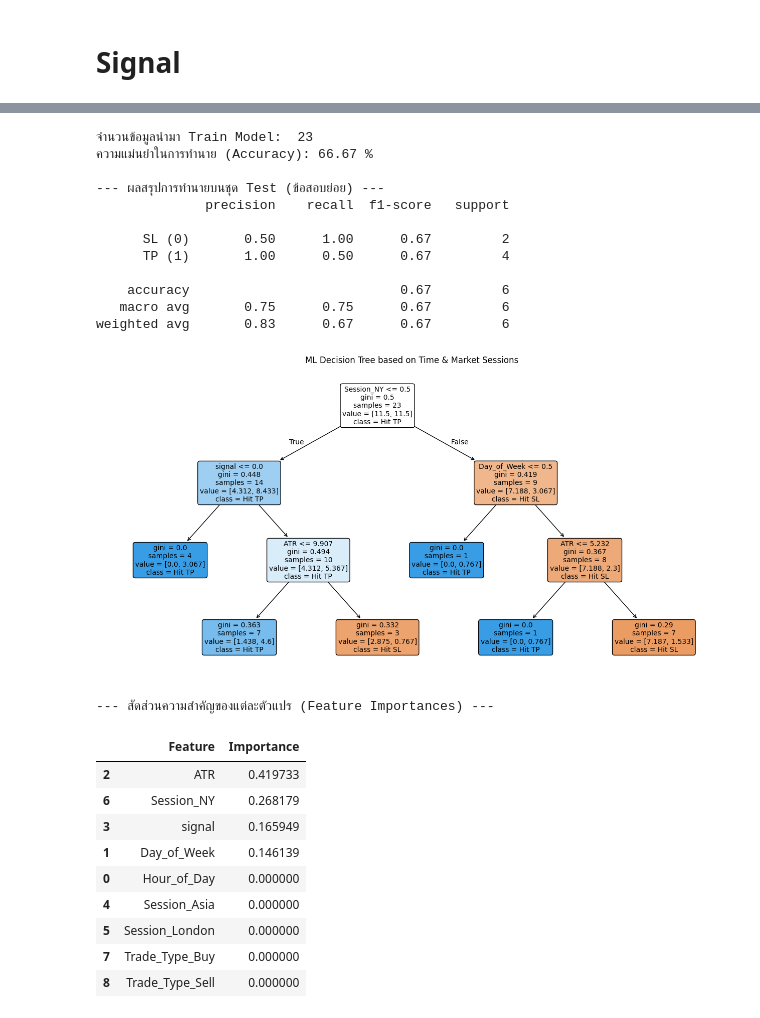
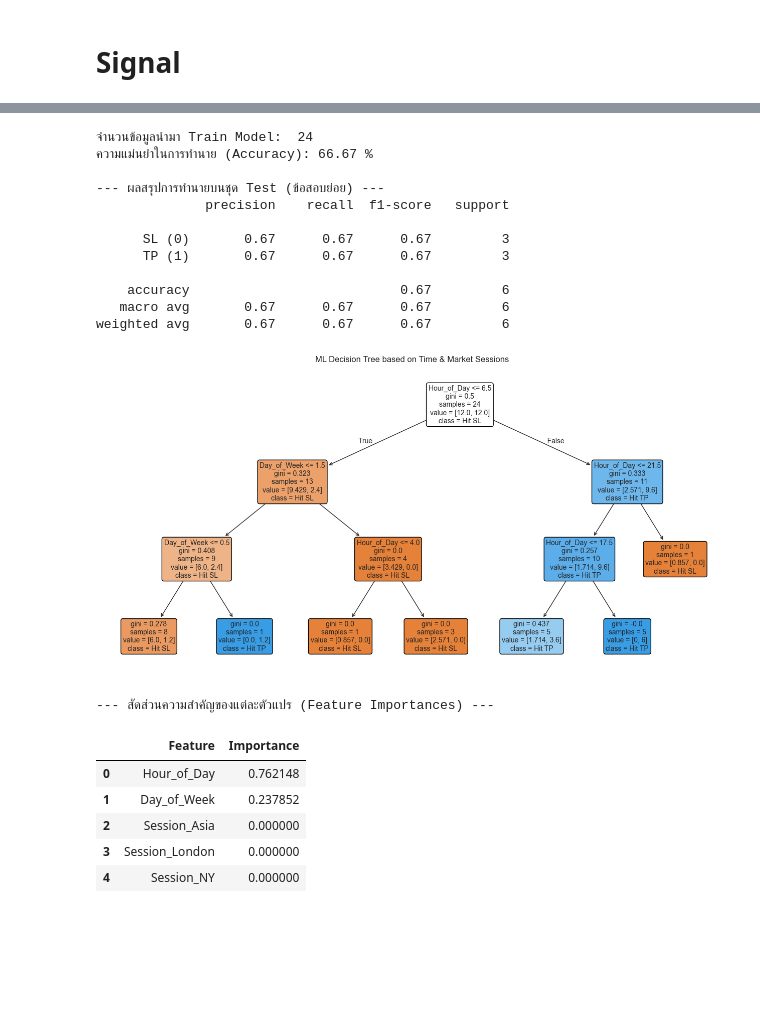
Before and after one commit to Kawiniee/breakout-strategy-xauusd, a Jupyter notebook: Breakout_Strategy_XAUUSD.ipynb, the cells around one changed output, grey strips where cells are left out. Cells and saved outputs as stored; diff of their text form; code cells hidden in the pictures; blank space fills up the shorter version.

```diff
--- a/Breakout_Strategy_XAUUSD.ipynb
+++ b/Breakout_Strategy_XAUUSD.ipynb
@@ -177,7 +190,7 @@ results_df.sort_values("balance",ascending=False).head(10)
 
 balance = 50
 initial_balance = balance
-risk_per_trade = 0.2
+risk_per_trade = 0.1
 
 equity = []
 trades = []
@@ -299,11 +335,9 @@ for i in range(len(data)):
         result = None
 
         for j in range(i+1, min(i+30, len(data))):
-
             if data["Low"].iloc[j] <= sl:
                 result = -1
                 break
-
             if data["High"].iloc[j] >= tp:
                 result = 1
                 break
@@ -316,15 +350,15 @@ for i in range(len(data)):
             entry_time = data.index[i]
             hour = entry_time.hour
 
-            # จัดกลุ่ม Session คร่าวๆ อิงตามเวลา New York (ยึดตาม Timezone ของ yfinance/GC=F)
-            if 8 <= hour < 16:
+            # จัดกลุ่ม Session โดยอิงตามเวลาไทย (UTC+7)
+            if 14 <= hour < 20:            # บ่าย 2 ถึงเกือบๆ 2 ทุ่ม
+                session = 'London'
+            elif hour >= 20 or hour < 4:   # 2 ทุ่ม ยาวไปถึงก่อนตี 4
                 session = 'NY'
-            elif 3 <= hour < 8:
-                session = 'London'
-            else:
+            else:                          # ตี 4 ถึงก่อนบ่าย 2
                 session = 'Asia'
 
-            # บันทึกเฉพาะสิ่งที่สำคัญจริงๆ (ตัด OHLC และตัวแปรดิบทิ้ง)
+            # บันทึกเฉพาะสิ่งที่สำคัญจริงๆ
             ml_data = {
                 'Entry_Time': entry_time,
                 'Hour_of_Day': hour,
@@ -336,7 +370,6 @@ for i in range(len(data)):
                 'Label': 'TP' if result == 1 else 'SL'
             }
             trade_records.append(ml_data)
-            # --------------------------------------------------------
 
     elif data["signal"].iloc[i] == -1:
 
@@ -349,11 +382,9 @@ for i in range(len(data)):
         result = None
 
         for j in range(i+1, min(i+30, len(data))):
-
             if data["High"].iloc[j] >= sl:
                 result = -1
                 break
-
             if data["Low"].iloc[j] <= tp:
                 result = 1
                 break
@@ -366,15 +397,14 @@ for i in range(len(data)):
             entry_time = data.index[i]
             hour = entry_time.hour
 
-            # จัดกลุ่ม Session คร่าวๆ
-            if 8 <= hour < 16:
+            # จัดกลุ่ม Session โดยอิงตามเวลาไทย (UTC+7)
+            if 14 <= hour < 20:
+                session = 'London'
+            elif hour >= 20 or hour < 4:
                 session = 'NY'
-            elif 3 <= hour < 8:
-                session = 'London'
             else:
                 session = 'Asia'
 
-            # บันทึกเฉพาะสิ่งที่สำคัญจริงๆ
             ml_data = {
                 'Entry_Time': entry_time,
                 'Hour_of_Day': hour,
@@ -386,21 +416,19 @@ for i in range(len(data)):
                 'Label': 'TP' if result == 1 else 'SL'
             }
             trade_records.append(ml_data)
-            # --------------------------------------------------------
 
     equity.append(balance)
 
 
 # ==============================
-# สร้าง DataFrame พิเศษสำหรับส่งให้เพื่อนทำตาราง ML โมเดล
+# สร้าง DataFrame พิเศษสำหรับส่งให้เพื่อนทำ ML
 # ==============================
 df_ml = pd.DataFrame(trade_records)
 
-# ตรวจสอบหน้าตาข้อมูล
 print("ข้อมูล ML แบบ Clean แล้วพร้อมส่งให้เพื่อน, จำนวน Trade:", df_ml.shape[0])
-display(df_ml.head())
+display(df_ml.head(10))
 
 # บันทึกเป็นไฟล์ CSV
 df_ml.to_csv("clean_backtest_data_for_ml.csv", index=False)
-print("👉 บันทึกไฟล์ 'clean_backtest_data_for_ml.csv' เรียบร้อยแล้ว โยนให้เพื่อนได้เลย!")
+print("👉 บันทึกไฟล์ 'clean_backtest_data_for_ml.csv' เรียบร้อยแล้ว เอาไปใช้ได้เลย!")
 # %% [output]
@@ -438,13 +471,11 @@ df_clean = pd.get_dummies(df_clean, columns=['Session', 'Trade_Type'])
 # ลิสต์รายชื่อคอลัมน์ที่โมเดลจะใช้เป็น X (Features) แบบเน้นๆ (เหลือแต่เวลา ความผันผวน และช่วงตลาด)
 features = [
     'Hour_of_Day',
-    'Day_of_Week',
-    'ATR',
-    'signal'
+    'Day_of_Week'
 ]
 # สมทบคอลัมน์ One-Hot ที่สร้างใหม่ทั้งหมดเข้าไป (Session กับ Trade Type)
 features += [col for col in df_clean.columns if col.startswith('Session_')]
-features += [col for col in df_clean.columns if col.startswith('Trade_Type_')]
+# features += [col for col in df_clean.columns if col.startswith('Trade_Type_')]
 
 # แยกตัวหนังสือเป็น X (เกณฑ์ตัดสิน) ยละ y (เฉลยที่ AI ต้องเรียน)
 X = df_clean[features]
@@ -464,47 +495,43 @@ y_pred = model.predict(X_test)
 print("จำนวนข้อมูลนำมา Train Model: ", X_train.shape[0])
 print("ความแม่นยำในการทำนาย (Accuracy):", round(accuracy_score(y_test, y_pred) * 100, 2), "%")
 print("\n--- ผลสรุปการทำนายบนชุด Test (ข้อสอบย่อย) ---")
 print(classification_report(y_test, y_pred, target_names=['SL (0)', 'TP (1)']))
 
 # 5. วาดแผนผังกระบวนการคิดของ AI
 plt.figure(figsize=(16, 8))
 tree.plot_tree(
     model,
     feature_names=features,
     class_names=['Hit SL', 'Hit TP'],
     filled=True,
     rounded=True,
     fontsize=10
 )
 plt.title("ML Decision Tree based on Time & Market Sessions")
 plt.show()
 
 # 6. (Bonus) เรียงลำดับโชว์ว่า AI บอกว่าฟีเจอร์ไหนสำคัญสุดเวลาเทรด
 importance_df = pd.DataFrame({'Feature': features, 'Importance': model.feature_importances_})
 print("\n--- สัดส่วนความสำคัญของแต่ละตัวแปร (Feature Importances) ---")
 display(importance_df.sort_values(by='Importance', ascending=False))
 # %% [output]
-จำนวนข้อมูลนำมา Train Model:  23
+จำนวนข้อมูลนำมา Train Model:  24
 ความแม่นยำในการทำนาย (Accuracy): 66.67 %
 
 --- ผลสรุปการทำนายบนชุด Test (ข้อสอบย่อย) ---
               precision    recall  f1-score   support
 
-      SL (0)       0.50      1.00      0.67         2
-      TP (1)       1.00      0.50      0.67         4
+      SL (0)       0.67      0.67      0.67         3
+      TP (1)       0.67      0.67      0.67         3
 
     accuracy                           0.67         6
-   macro avg       0.75      0.75      0.67         6
-weighted avg       0.83      0.67      0.67         6
+   macro avg       0.67      0.67      0.67         6
+weighted avg       0.67      0.67      0.67         6
-[figure, old version]
+[figure, new version]
 --- สัดส่วนความสำคัญของแต่ละตัวแปร (Feature Importances) ---
 |  | Feature | Importance |
-| 2 | ATR | 0.419733 |
-| 6 | Session_NY | 0.268179 |
-| 3 | signal | 0.165949 |
-| 1 | Day_of_Week | 0.146139 |
-| 0 | Hour_of_Day | 0.000000 |
-| 4 | Session_Asia | 0.000000 |
-| 5 | Session_London | 0.000000 |
-| 7 | Trade_Type_Buy | 0.000000 |
-| 8 | Trade_Type_Sell | 0.000000 |
+| 0 | Hour_of_Day | 0.762148 |
+| 1 | Day_of_Week | 0.237852 |
+| 2 | Session_Asia | 0.000000 |
+| 3 | Session_London | 0.000000 |
+| 4 | Session_NY | 0.000000 |
```
Also changed, not shown: parts of 7 cells of this notebook.
